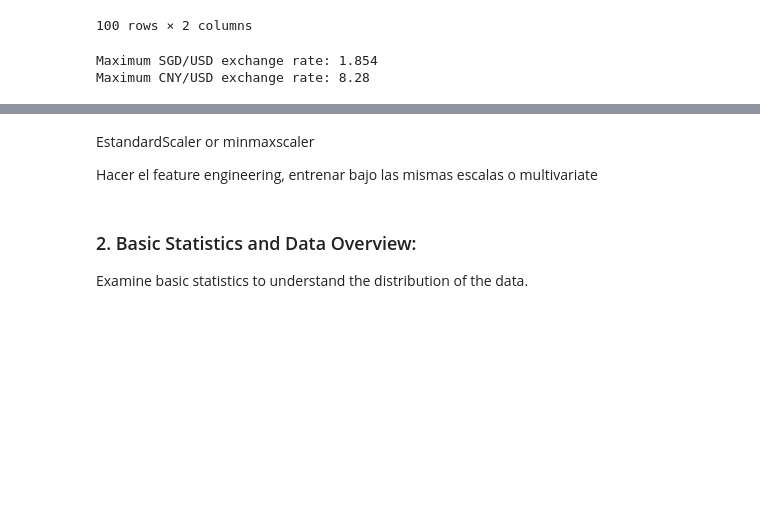
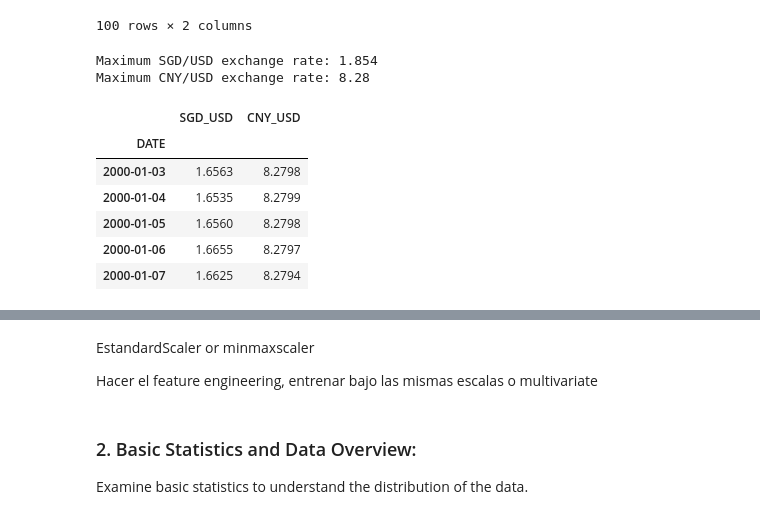
Before and after one commit to Dianaaleja/trade_bank, a Jupyter notebook: notebooks/EDA.ipynb, the cells around one changed output, grey strips where cells are left out. Drawn from its saved outputs; the diff is of its cells as text; code cells hidden in the pictures; blank space fills up the shorter version.

```diff
--- a/notebooks/EDA.ipynb
+++ b/notebooks/EDA.ipynb
@@ -149,3 +134,13 @@ standard_scaler = StandardScaler()
 df_standard = pd.DataFrame(standard_scaler.fit_transform(df[['SGD_USD', 'CNY_USD']]),
                           columns=['SGD_USD', 'CNY_USD'],
                           index=df.index)
+# %%
+df.head()
+# %% [output]
+|  | SGD_USD | CNY_USD |
+| DATE |  |  |
+| 2000-01-03 | 1.6563 | 8.2798 |
+| 2000-01-04 | 1.6535 | 8.2799 |
+| 2000-01-05 | 1.6560 | 8.2798 |
+| 2000-01-06 | 1.6655 | 8.2797 |
+| 2000-01-07 | 1.6625 | 8.2794 |
```
Also changed, not shown: parts of 4 cells of this notebook, 2 other files.
